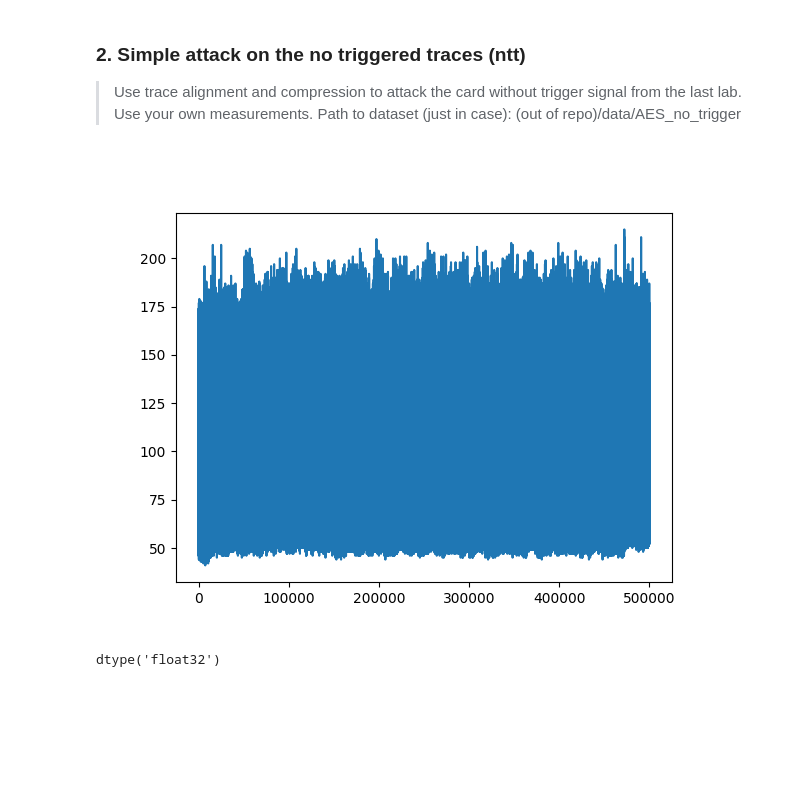
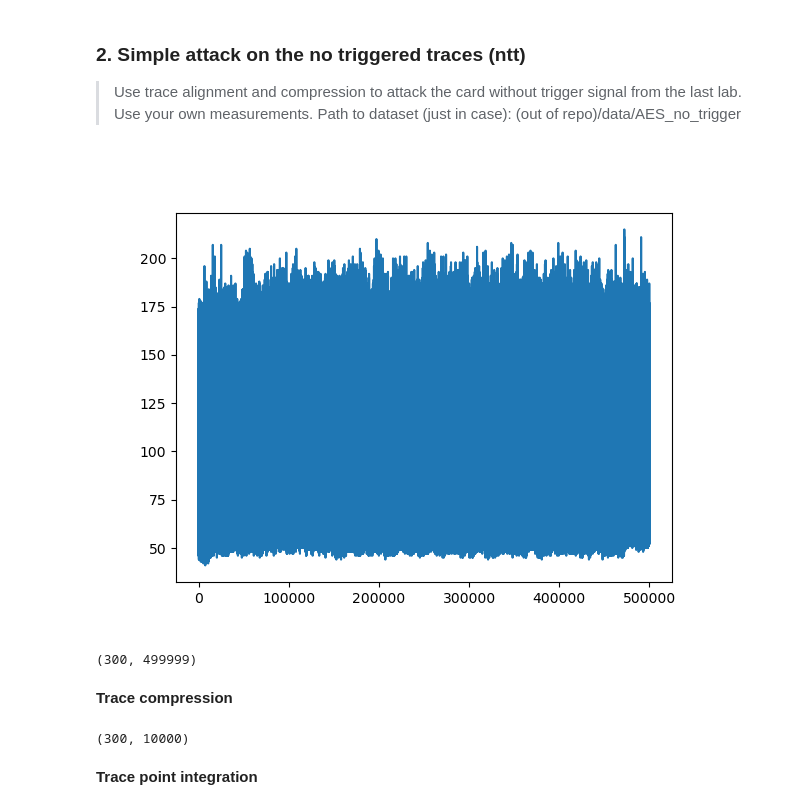
Before and after one commit to CyrilleStr/hardware-security, a Jupyter notebook: task3/task3.ipynb, the cells around one changed output. Cells and saved outputs as stored; diff of their text form; code cells hidden in the pictures; blank space fills up the shorter version.

Commit message:
finish task3 first point

```diff
--- a/task3/task3.ipynb
+++ b/task3/task3.ipynb
@@ -6,6 +6,7 @@
 import matplotlib.pyplot as plt
 import numpy as np
 from scipy import signal
+import sys
 
 # AES SBOX
 sbox = np.array([
@@ -71,7 +72,7 @@ def load_text(file_name):
     return np.array(txt_bytes_list, 'uint8')
 
 
-def load_inputs_and_traces(prefix_path, len = None):
+def load(prefix_path, start = None, len = None):
     # read plaintext inputs
     inputs = load_text(prefix_path + "/plaintext.txt")
 
@@ -79,17 +80,20 @@ def load_inputs_and_traces(prefix_path, len = None):
     with open(prefix_path + "/traceLength.txt", "r") as fin:
         trace_length = int(fin.readline())
 
-    # trim each trace - select interesting part
-    start = 0
-    if len == None:
-        len = trace_length # CHANGE to the length of the first round;
+    if len == None and start == None:
+        start = 0
+        len = trace_length
 
     # read traces from binary file
     traces = np.fromfile(prefix_path + "/traces.bin", dtype='uint8') # read as linear array
     traces = np.reshape(traces, (traces.size // trace_length, trace_length)) # reshape into matrix
     traces = traces[:, start:len] # select only the interesting part of each trace
     traces = traces.astype('float32')
-    return inputs, traces
+
+    # load output
+    ciphertext = load_text(prefix_path + "/ciphertext.txt")
+    ciphertextBlock = bytes(ciphertext[0])
+    return inputs, traces, ciphertextBlock
 %matplotlib widget
 # %% [markdown]
 ### 2. Simple attack on the no triggered traces (ntt)
@@ -97,42 +101,42 @@ def load_inputs_and_traces(prefix_path, len = None):
 # %%
 from Crypto.Cipher import AES
 
-ntt_inputs, ntt_traces = load_inputs_and_traces("aes_no_trigger_traces")
-ntt_ciphertext = load_text("aes_no_trigger_traces/ciphertext.txt")
-ntt_plaintextBlock = bytes(ntt_inputs[0])
-ntt_ciphertextBlock = bytes(ntt_ciphertext[0])
+nt_inputs, nt_traces, nt_ciphertextBlock = load("aes_no_trigger_traces")
+nt_plaintextBlock = bytes(nt_inputs[0])
 
 def test_key(kk):
     key_bytes = bytes(kk)
     cipher = AES.new(key_bytes, AES.MODE_ECB)
 
     # Encrypting the plaintext using the cipher object
-    encrypted_plaintext = cipher.encrypt(ntt_plaintextBlock)
+    encrypted_plaintext = cipher.encrypt(nt_plaintextBlock)
 
     # Verifing that the encrypted plaintext matches the given ciphertext
-    if encrypted_plaintext == ntt_ciphertextBlock:
-        print("The key is valid !")
+    if encrypted_plaintext == nt_ciphertextBlock:
+        print("The key is valid !!!!!!!!!!!!!!!!!!!!!!!!!!!!!!!!!!!!!!!!!!!!!")
     else:
         print("Invalid key :(")
 
-def display_correlation(corr, k):
-    if k > 0  and k < 255:
-        fig = plt.figure()
-        plt.plot(corr[k+1])
-        plt.plot(corr[k-1])
-        plt.plot(corr[k])
-        plt.show()
-    else:
-        print("k out of range for ploting")
+fig = plt.figure()
+plt.plot(nt_traces[0].T)
+plt.show()
+
+nt_traces.shape
+# %% [output]
+[figure, added]
+(300, 499999)
-# %%
-fig = plt.figure()
-plt.plot(ntt_traces[0])
-# plt.plot(ntt_traces[1])
-# plt.plot(ntt_traces[2])
-plt.show()
-# %% [output]
-[figure, removed]
-# %%
-ntt_traces.dtype
-# %% [output]
-dtype('float32')
+# %% [markdown]
+**Trace compression**
+# %%
+def compress_trace(traces, factor):
+    return signal.resample(traces,int(traces.shape[1]/factor) , axis=1)
+
+# we only keep the first round
+nt_traces = nt_traces[:,140000:190000]
+# we compress the traces
+nt_compressed_traces = compress_trace(nt_traces, 5)
+nt_compressed_traces.shape
+# %% [output]
+(300, 10000)
+# %% [markdown]
+**Trace point integration**
```
Also changed, not shown: parts of 12 cells of this notebook.
